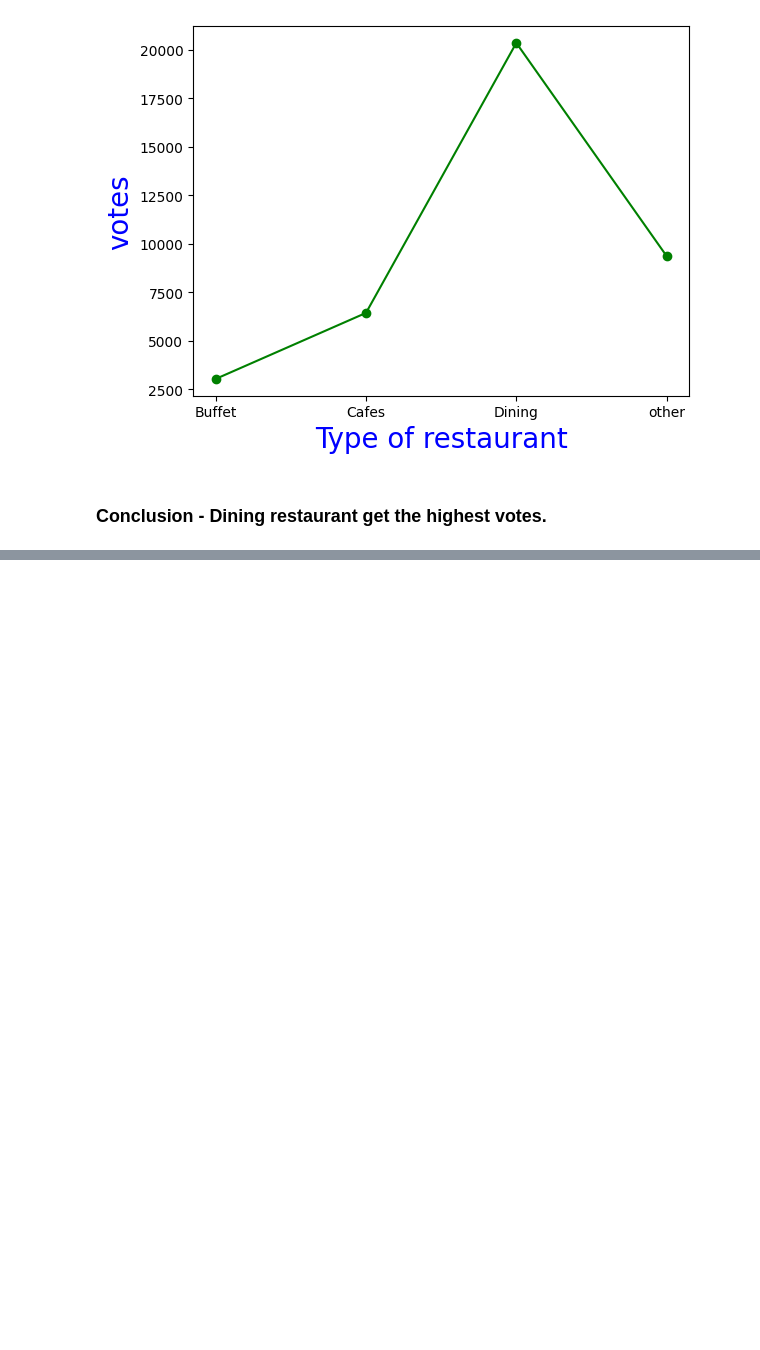
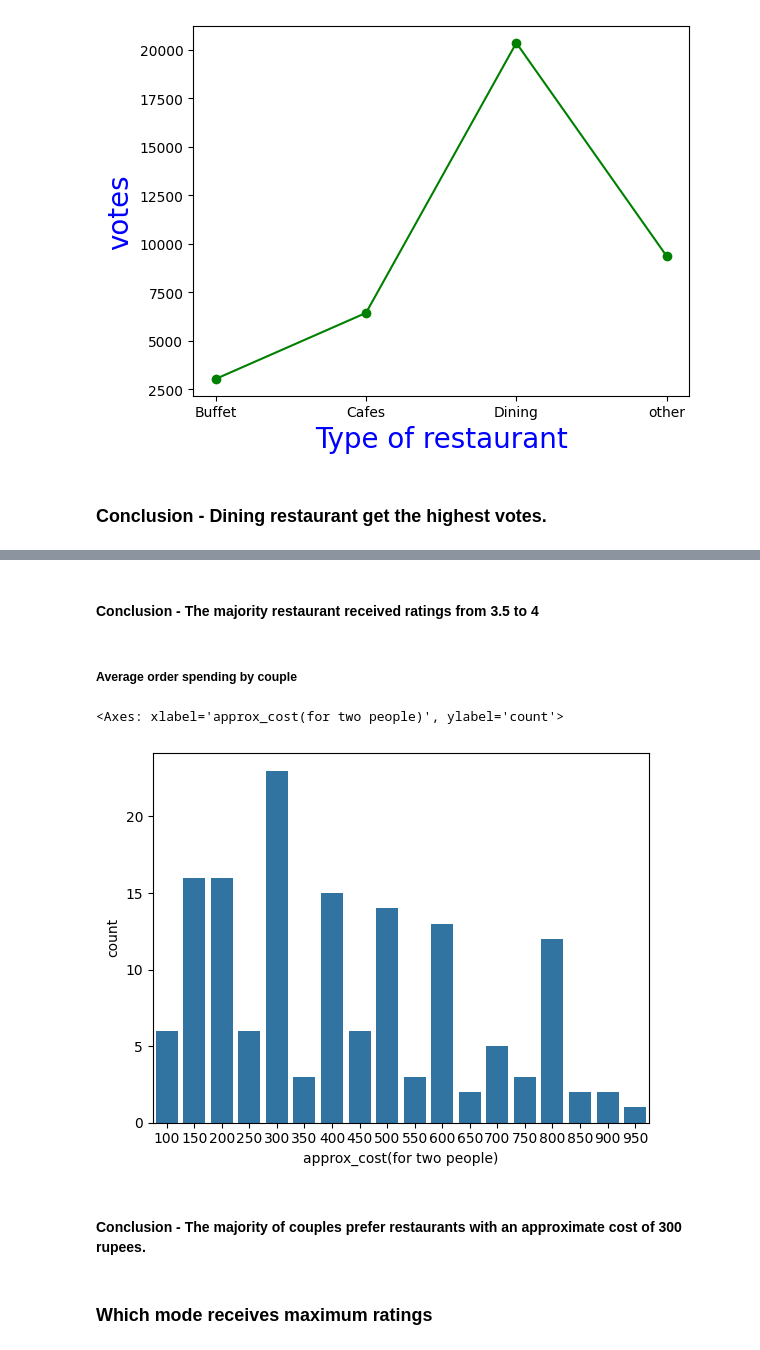
Before and after one commit to itanishajain/Zomato-Vision, a Jupyter notebook: data.ipynb, the cells around one changed output, grey strips where cells are left out. Cells and saved outputs as stored; diff of their text form; code cells hidden in the pictures; blank space fills up the shorter version.

```diff
--- a/data.ipynb
+++ b/data.ipynb
@@ -117,0 +133,14 @@ Text(0, 0.5, 'votes')
+# %% [markdown]
+<h4>Conclusion - The majority restaurant received ratings from 3.5 to 4</h4>
+# %% [markdown]
+<h5> Average order spending by couple</h5>
+# %%
+couple_data = df['approx_cost(for two people)']
+sns.countplot(x=couple_data)
+# %% [output]
+<Axes: xlabel='approx_cost(for two people)', ylabel='count'>
+[figure, added]
+# %% [markdown]
+<h4>Conclusion - The majority of couples prefer restaurants with an approximate cost of 300 rupees.</h4>
+# %% [markdown]
+<h3>Which mode receives maximum ratings</h3>
```
Also changed, not shown: parts of 8 cells of this notebook.
